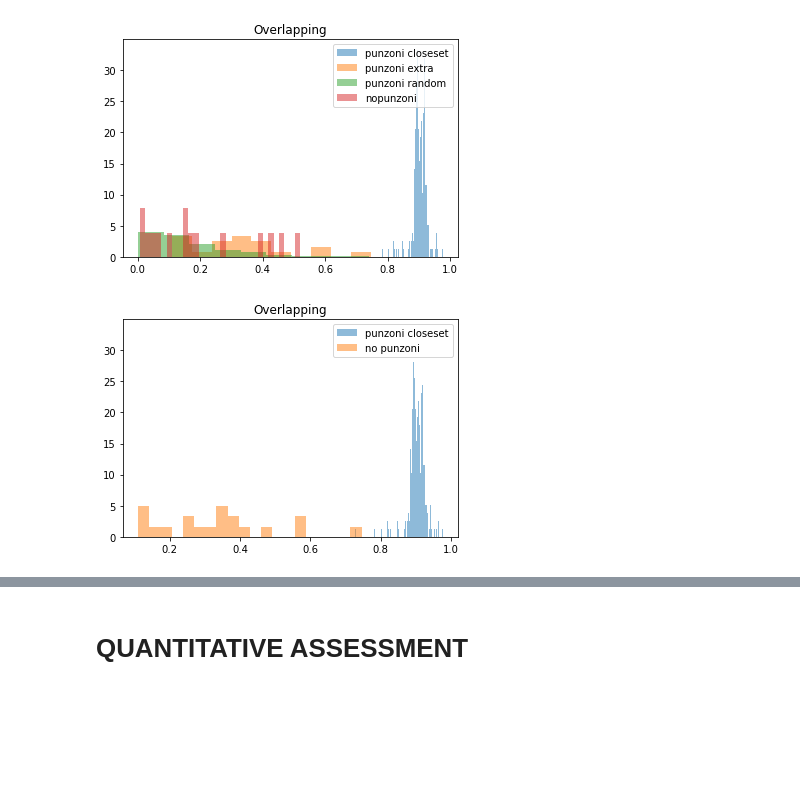
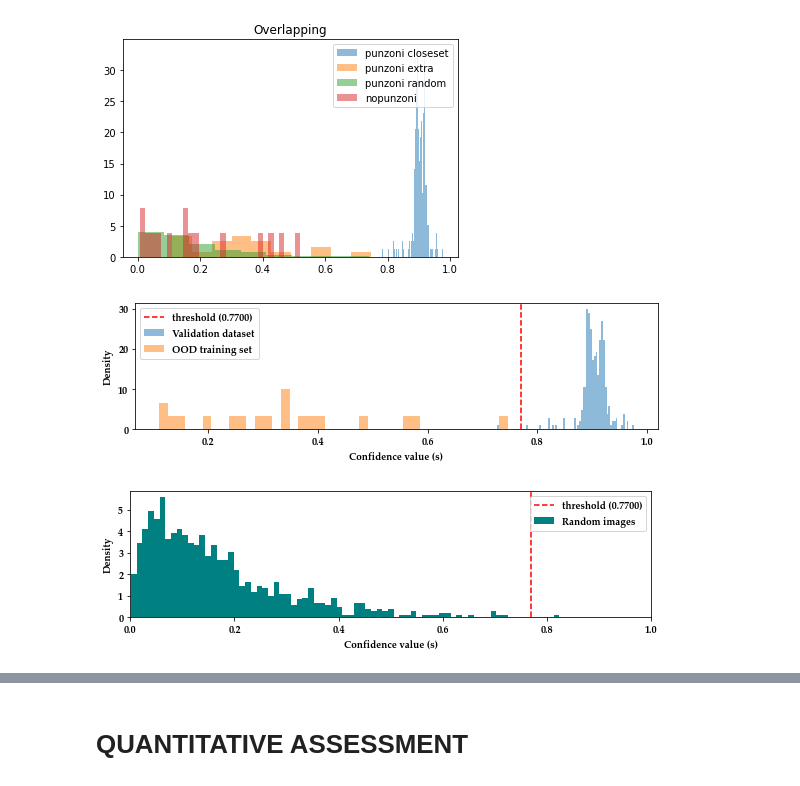
Before and after one commit to marcozullich/OpenGAN, a Jupyter notebook: demo_CrossDatasetOpenSet_training.ipynb, the cells around one changed output, grey strips where cells are left out. Drawn from its saved outputs; the diff is of its cells as text; code cells hidden in the pictures; blank space fills up the shorter version.

```diff
--- a/demo_CrossDatasetOpenSet_training.ipynb
+++ b/demo_CrossDatasetOpenSet_training.ipynb
@@ -759,12 +762,45 @@ plt.title('Overlapping')
 plt.show()
 # %% [output]
 [figure]
-# %%
-plt.hist(outputs_close, label="punzoni closeset", density=True, bins=100, alpha=0.5)
-plt.hist(outputs_extra, label="no punzoni", density=True, bins=20, alpha=0.5)
-
-plt.legend(loc='upper right')
-plt.title('Overlapping')
-plt.show()
-# %% [output]
-[figure, removed]
+# %%
+outputs_close = torch.load("outputs_valid.pt")
+outputs_extra = torch.load("outputs_ood_train.pt")
+outputs_open = torch.load("outputs_random.pt")
+# %%
+from matplotlib import pyplot as plt, font_manager as fm, rcParams
+palatino_path = os.path.expanduser("~/.fonts/Palatino Linotype.ttf")
+fm.fontManager.addfont(palatino_path)
+rcParams['font.family'] = 'Palatino Linotype'
+
+fig = plt.figure(figsize=(8,2.5))
+plt.axvline(0.77, color="r", linestyle="--", label=f"threshold ({0.77:.4f})")
+plt.hist(outputs_close.numpy(), label="Validation dataset", density=True, bins=75, alpha=0.5)
+plt.hist(outputs_extra.numpy(), label="OOD training set", density=True, bins=40, alpha=0.5)
+plt.ylabel("Density")
+plt.xlabel("Confidence value (s)")
+
+plt.legend(loc='upper left')
+plt.tight_layout()
+
+plt.savefig("validation_vs_ood_opengan.pdf")
+# %% [output]
+[figure, added]
+# %%
+from matplotlib import pyplot as plt, font_manager as fm, rcParams
+palatino_path = os.path.expanduser("~/.fonts/Palatino Linotype.ttf")
+fm.fontManager.addfont(palatino_path)
+rcParams['font.family'] = 'Palatino Linotype'
+
+fig = plt.figure(figsize=(8,2.5))
+plt.axvline(0.77, color="r", linestyle="--", label=f"threshold ({0.77:.4f})")
+plt.hist(outputs_open.numpy(), label="Random images", density=True, bins=75, color="teal")
+plt.ylabel("Density")
+plt.xlabel("Confidence value (s)")
+plt.xlim((0,1))
+
+plt.legend(loc='upper right')
+plt.tight_layout()
+
+plt.savefig("opengan_randimgs.pdf")
+# %% [output]
+[figure, added]
```
Also changed, not shown: parts of 22 cells of this notebook.
